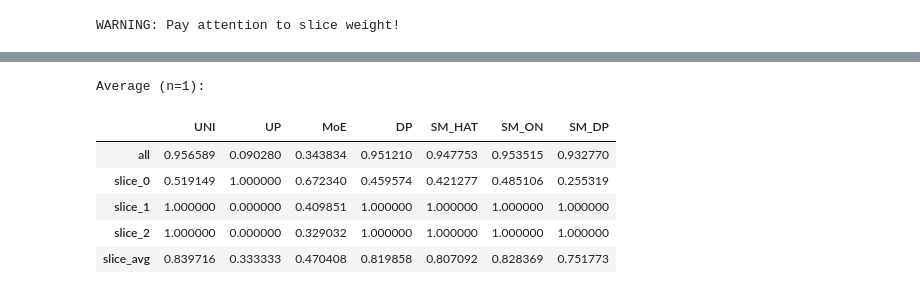
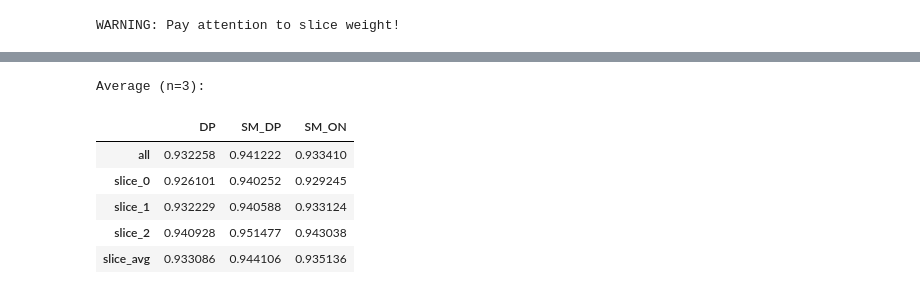
Before and after one commit to tsy935/metal, a Jupyter notebook: metal/contrib/slicing/synthetics/synthetics-sandbox.ipynb, the cells around one changed output, grey strips where cells are left out. Drawn from its saved outputs; the diff is of its cells as text; code cells hidden in the pictures.

```diff
--- a/metal/contrib/slicing/synthetics/synthetics-sandbox.ipynb
+++ b/metal/contrib/slicing/synthetics/synthetics-sandbox.ipynb
@@ -75,12 +54,0 @@ pepper = 0.1
-# %%
-Ls[0] = add_pepper(Ls[0], pepper)
-
-# replace GT with weak labels
-label_model = SnorkelLabelModel()
-label_model.train_model(Ls[0])
-Y_train = label_model.predict_proba(Ls[0])
-Ys[0] = Y_train
-
-# for testing LFs
-X_test = torch.Tensor(Xs[2])
-L_test = Ls[2]
@@ -225,31 +54,0 @@ NOTE: `L_head_weight = 1.0`, `Y_head_weight = 0.0`
-# %%
-sm_on_config = {
-    "end_model_init_kwargs": end_model_init_kwargs,
-    "slice_kwargs": {
-        "L_head_weight": 1.0,
-        "Y_head_weight": 0.0
-    }
-}
-model = train_model(sm_on_config, Ls, Xs, Ys, Zs, model_key="online")
-print (model)
-
-# L_preds = model.predict_L_proba(X_test)
-L_preds = F.sigmoid(abs(model.L_head(model.body(X_test))))
-
-# thresh = 0.3
-# pos_preds = (L_preds > 0.5 + thresh)
-# neg_preds = (L_preds < 0.5 - thresh)
-
-# preds = np.zeros(L_gt.shape)
-# preds[pos_preds] = 1
-# preds[neg_preds] = 2
-
-L_gt = L_test.copy()
-
-preds = (L_preds > 0.5) * 1
-L_gt = L_test.copy()
-L_gt[L_gt != 0] = 1
-print ('predicted L distribution:', np.unique(preds, axis=0))
-print ('accuracy over LF0:', accuracy_score(L_gt[:, 0], preds[:, 0]))
-print ('accuracy over LF1:', accuracy_score(L_gt[:, 1], preds[:, 1]))
-print ('accuracy over LF2:', accuracy_score(L_gt[:, 2], preds[:, 2]))
@@ -462,14 +348,14 @@ Saving model at iteration 4 with best score 0.936
 # %%
 from metal.contrib.slicing.experiment_utils import parse_history
 
 print(f"Average (n={NUM_TRIALS}):")
-df = parse_history(history, NUM_SLICES)
+df = parse_history(history, 2)
 df
 # %% [output]
-Average (n=1):
+Average (n=3):
-|  | UNI | UP | MoE | DP | SM_HAT | SM_ON | SM_DP |
-| all | 0.956589 | 0.090280 | 0.343834 | 0.951210 | 0.947753 | 0.953515 | 0.932770 |
-| slice_0 | 0.519149 | 1.000000 | 0.672340 | 0.459574 | 0.421277 | 0.485106 | 0.255319 |
-| slice_1 | 1.000000 | 0.000000 | 0.409851 | 1.000000 | 1.000000 | 1.000000 | 1.000000 |
-| slice_2 | 1.000000 | 0.000000 | 0.329032 | 1.000000 | 1.000000 | 1.000000 | 1.000000 |
-| slice_avg | 0.839716 | 0.333333 | 0.470408 | 0.819858 | 0.807092 | 0.828369 | 0.751773 |
+|  | DP | SM_DP | SM_ON |
+| all | 0.932258 | 0.941222 | 0.933410 |
+| slice_0 | 0.926101 | 0.940252 | 0.929245 |
+| slice_1 | 0.932229 | 0.940588 | 0.933124 |
+| slice_2 | 0.940928 | 0.951477 | 0.943038 |
+| slice_avg | 0.933086 | 0.944106 | 0.935136 |
```
Also changed, not shown: parts of 16 cells of this notebook, 1 other file.
